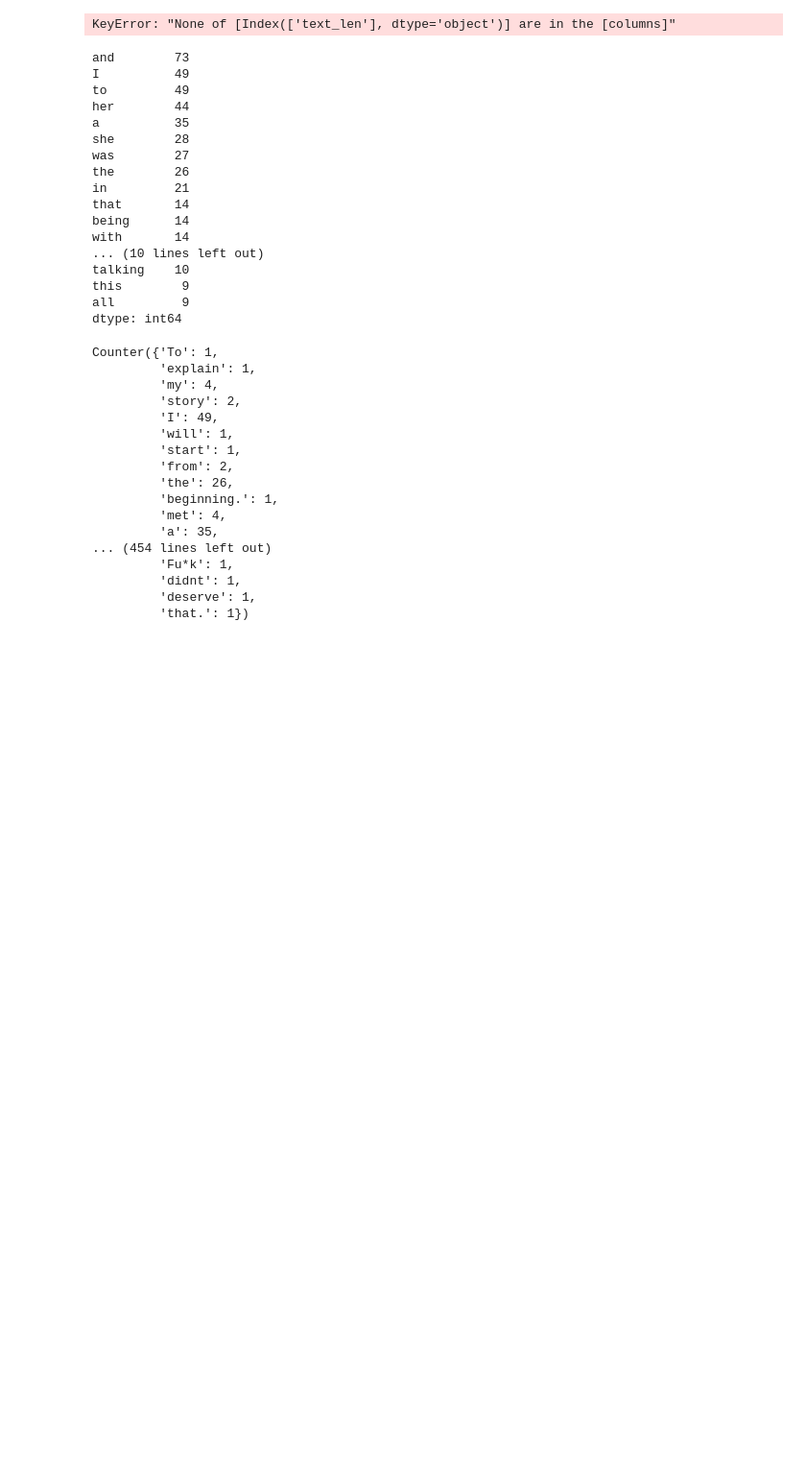
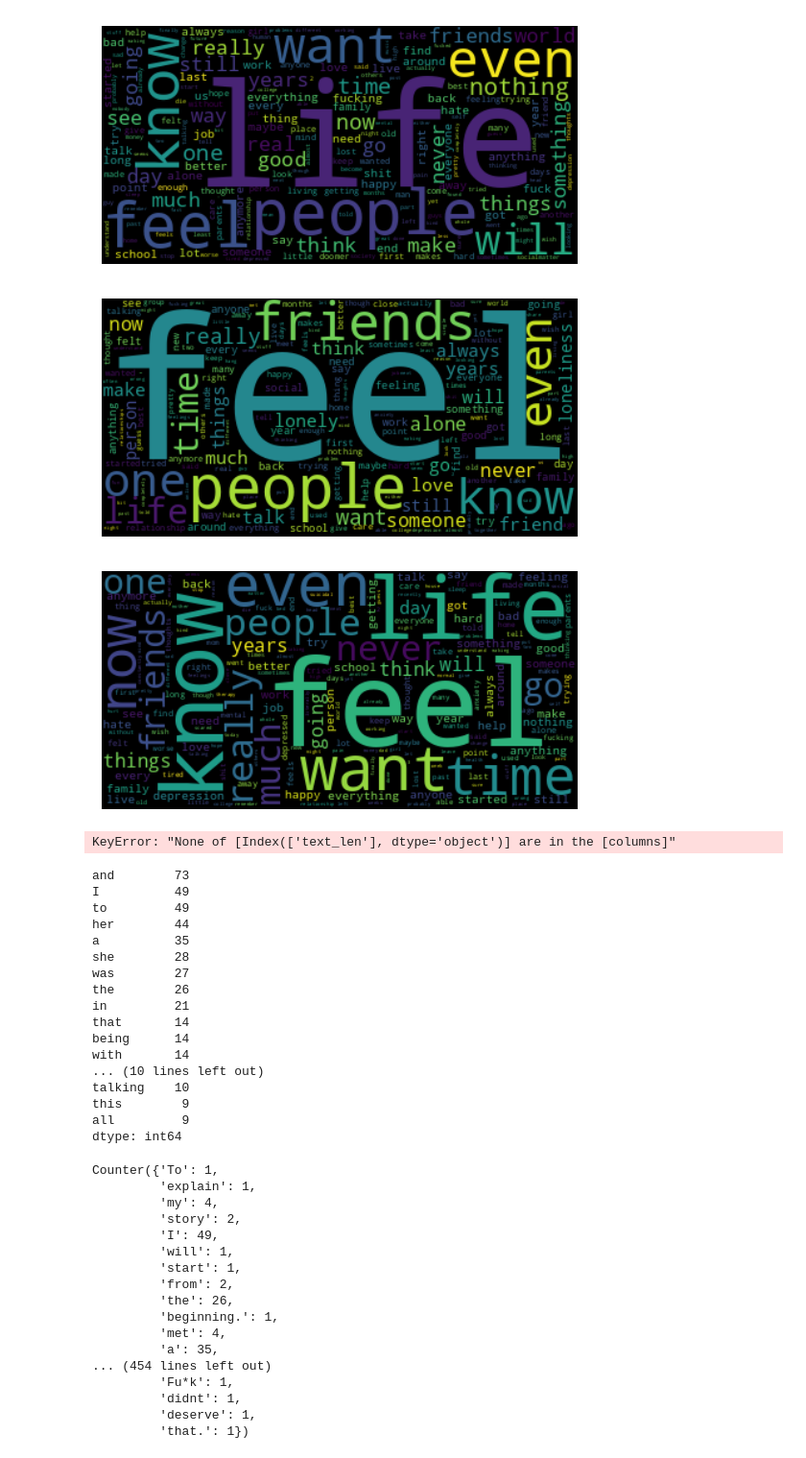
Before and after one commit to aliraeisdanaei/Doomer_Analysis, a Jupyter notebook: data_processing.ipynb, the cells around one changed output. Shown: that part at 96% size. Cells and saved outputs as stored; diff of their text form; code cells hidden in the pictures; blank space fills up the shorter version.

Commit message:
Wordclouds have been produced for three subreds

```diff
--- a/data_processing.ipynb
+++ b/data_processing.ipynb
@@ -85,3 +74,21 @@ doomer_freqs = freqs(doomer_posts)
+# %%
+doomer_posts = tokinize(doomer_posts, 'selftext')
+lonely_posts = tokinize(lonely_posts, 'selftext')
+depr_posts = tokinize(depr_posts, 'selftext')
+# %%
+doomer_freqs = get_freqs(doomer_posts)
+# %%
+lonely_freqs = get_freqs(lonely_posts)
+# %%
+depr_freqs = get_freqs(depr_posts)
+# %%
+draw_wordcloud(doomer_freqs)
+draw_wordcloud(lonely_freqs)
+draw_wordcloud(depr_freqs)
+# %% [output]
+[figure, added]
+[figure, added]
+[figure, added]
 # %%
 cloud = WordCloud(stopwords=STOPWORDS,height=1000,width=2000).generate_from_text(''.join(doomer_posts['selftext']))
 # %%
```
Also changed, not shown: parts of 8 cells of this notebook, 1 other file.
